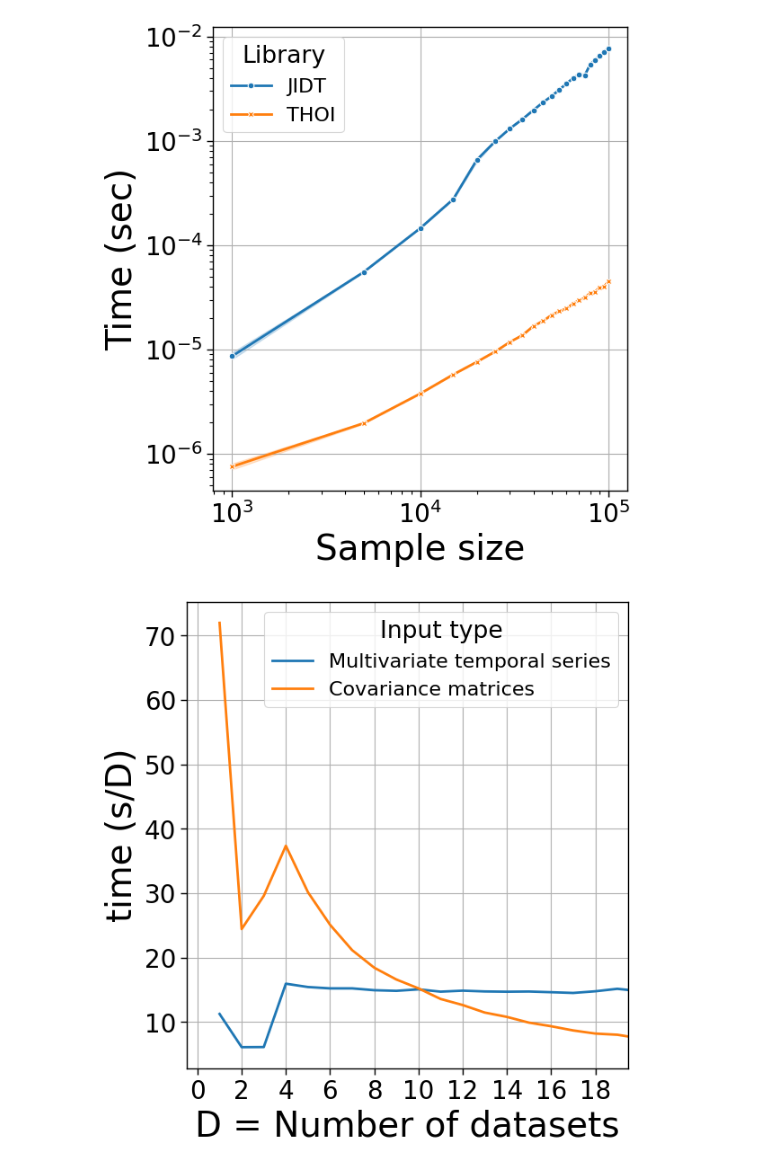
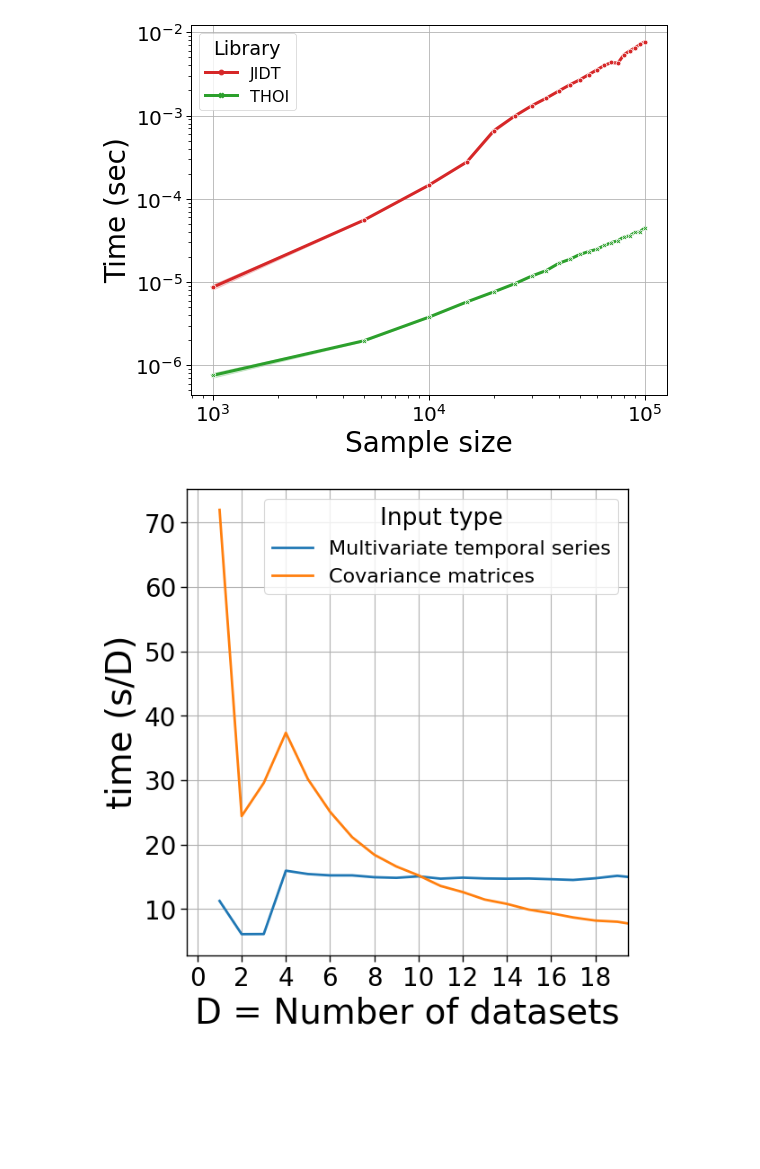
Before and after one commit to Laouen/Oinformation, a Jupyter notebook: analysis/fig2_time_benchmarking.ipynb, the cells around one changed output. Saved outputs shown, nothing was run; the diff lists cells and outputs as text; code cells hidden in the pictures; blank space fills up the shorter version.

```diff
--- a/analysis/fig2_time_benchmarking.ipynb
+++ b/analysis/fig2_time_benchmarking.ipynb
@@ -3,8 +3,6 @@ import pandas as pd
 import seaborn as sns
 import matplotlib.pyplot as plt
 import os
-import plotly.graph_objects as go
-import plotly.io as pio
 import math
 
 from scipy.stats import wilcoxon
@@ -16,22 +14,22 @@ rcParams = {
     'xtick.labelsize': 20,
     'ytick.labelsize': 20,
     'legend.fontsize': 16,
-    'lines.linewidth': 2,
+    'lines.linewidth': 3,
     'font.family': 'sans-serif',
     'font.sans-serif': ['Arial']
 }
 sns.set_context("paper", font_scale=2, rc=rcParams)
 # %%
 # Get the colorblind palette
-colorblind_palette = sns.color_palette("colorblind", n_colors=5)
+library_palette = sns.color_palette("tab10", n_colors=4)
 
 method_colors = {
-    'THOI': colorblind_palette[0],
-    'HOI_toolbox': colorblind_palette[2],
-    'HOI': colorblind_palette[4],
+    'THOI': library_palette[2],
+    'HOI_toolbox': library_palette[1],
+    'HOI': library_palette[0],
     #'GCMI': colorblind_palette[4],
     # 'NPEET': colorblind_palette[1],
-    'JIDT': colorblind_palette[3]
+    'JIDT': library_palette[3]
 }
 # %%
 def estimated_computation_time(time_order_5, order):
@@ -157,9 +161,9 @@ time all orders: 6201
 # %%
-colorblind_palette = sns.color_palette("colorblind", n_colors=5)
+library_palette = sns.color_palette("colorblind", n_colors=5)
 
 indexing_colors = {
-    'Indexes': colorblind_palette[0],
-    'Hot Encoded': colorblind_palette[2]
+    'Indexes': library_palette[0],
+    'Hot Encoded': library_palette[2]
 }
 
 # Define the file paths
@@ -314,36 +323,36 @@ for path, library in zip(file_paths, list(libraries)):
     dataframes.append(df)
 
 # TODO: Check if times are in the same units or not
 
 # Combine all dataframes into one
 combined_df = pd.concat(dataframes, ignore_index=True)
 combined_df['time'] = combined_df['time'] / 60 / 60
 
 # plot
-fig, ax = plt.subplots(figsize=(6.4, 6.6))
+fig, ax = plt.subplots(figsize=(8.4, 6.6))
 
 sns.lineplot(
     data=combined_df, x="sample size", y="time",
     hue="library", style='library',
     markers=True, dashes=False, ax=ax,
-    #palette=indexing_colors
+    palette=method_colors
 )
 
 # set x scale to log
 ax.set_xscale('log')
 ax.set_yscale('log')
 
 
 ax.set_xlabel('Sample size')
 ax.set_ylabel('Time (sec)')
 ax.legend(title='Library')
 ax.grid(True)
 
 plt.tight_layout()
 plt.savefig('./figures/times/benchmarking_by_sample_size_thoi_vs_jidt.pdf', format='pdf')
 plt.show()
 # %% [output]
-[figure, old version]
+[figure, new version]
 # %%
 df = pd.read_csv('/home/laouen.belloli/Documents/git/Oinformation/benchmarking/results/times/single_vs_listed_datasets.tsv', sep='\t')
 
```
Also changed, not shown: parts of 2 cells of this notebook, 43 other files.
